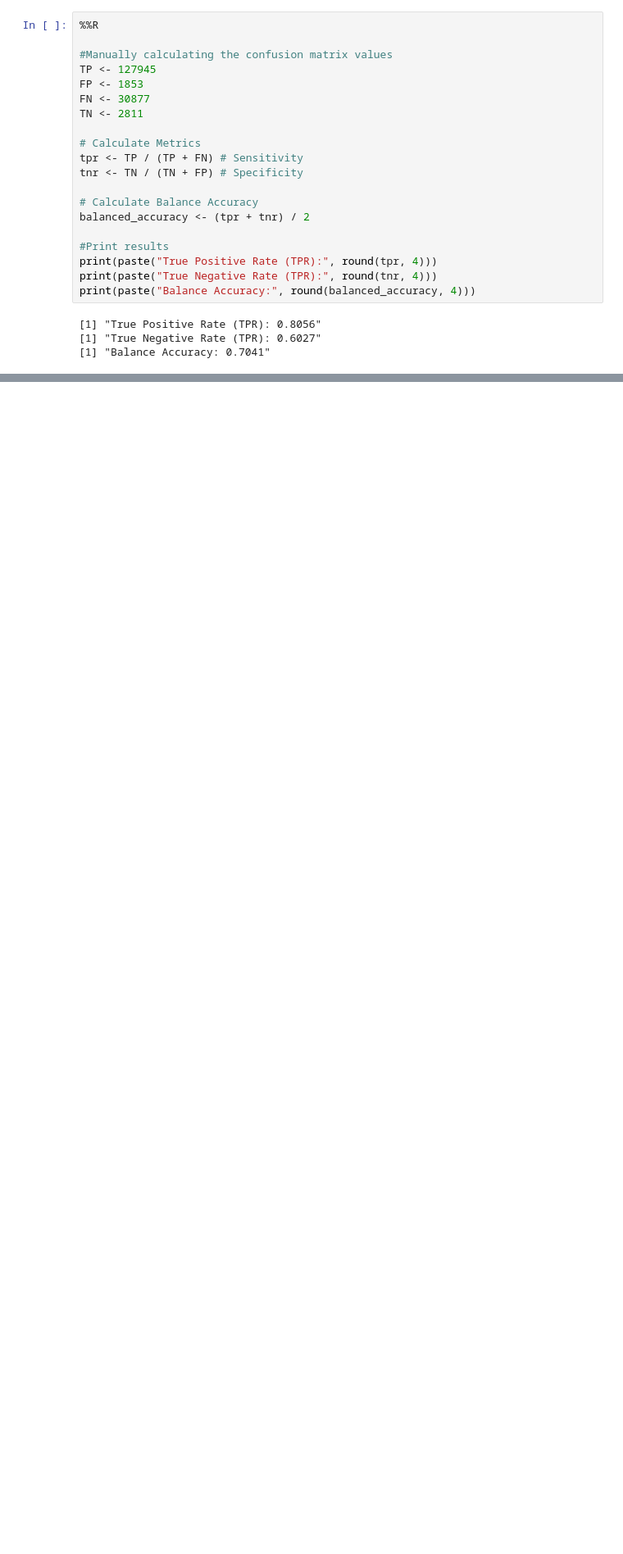
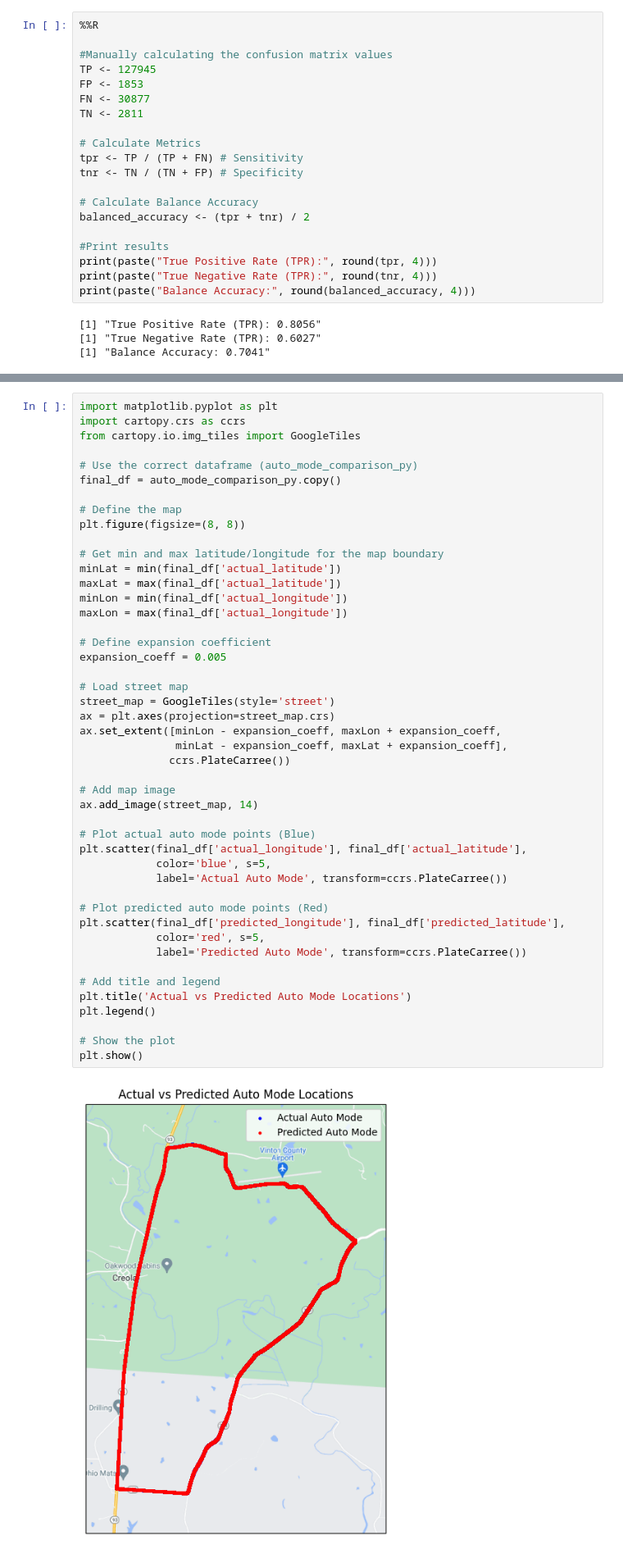
Before and after one commit to NguyetNguyen001/TDMprivate, a Jupyter notebook: MyCode/Selected_Green_routes.ipynb, the cells around one changed output, grey strips where cells are left out. Shown: that part at 82% size. Saved outputs shown, nothing was run; the diff lists cells and outputs as text; blank space fills up the shorter version.

```diff
--- a/MyCode/Selected_Green_routes.ipynb
+++ b/MyCode/Selected_Green_routes.ipynb
@@ -429,0 +521,48 @@ head(longitude_data)
+# %%
+import matplotlib.pyplot as plt
+import cartopy.crs as ccrs
+from cartopy.io.img_tiles import GoogleTiles
+
+# Use the correct dataframe (auto_mode_comparison_py)
+final_df = auto_mode_comparison_py.copy()
+
+# Define the map
+plt.figure(figsize=(8, 8))
+
+# Get min and max latitude/longitude for the map boundary
+minLat = min(final_df['actual_latitude'])
+maxLat = max(final_df['actual_latitude'])
+minLon = min(final_df['actual_longitude'])
+maxLon = max(final_df['actual_longitude'])
+
+# Define expansion coefficient
+expansion_coeff = 0.005
+
+# Load street map
+street_map = GoogleTiles(style='street')
+ax = plt.axes(projection=street_map.crs)
+ax.set_extent([minLon - expansion_coeff, maxLon + expansion_coeff,
+               minLat - expansion_coeff, maxLat + expansion_coeff],
+              ccrs.PlateCarree())
+
+# Add map image
+ax.add_image(street_map, 14)
+
+# Plot actual auto mode points (Blue)
+plt.scatter(final_df['actual_longitude'], final_df['actual_latitude'],
+            color='blue', s=5,
+            label='Actual Auto Mode', transform=ccrs.PlateCarree())
+
+# Plot predicted auto mode points (Red)
+plt.scatter(final_df['predicted_longitude'], final_df['predicted_latitude'],
+            color='red', s=5,
+            label='Predicted Auto Mode', transform=ccrs.PlateCarree())
+
+# Add title and legend
+plt.title('Actual vs Predicted Auto Mode Locations')
+plt.legend()
+
+# Show the plot
+plt.show()
+# %% [output]
+[figure, added]
```
Also changed, not shown: parts of 12 cells of this notebook, 4 other files.
